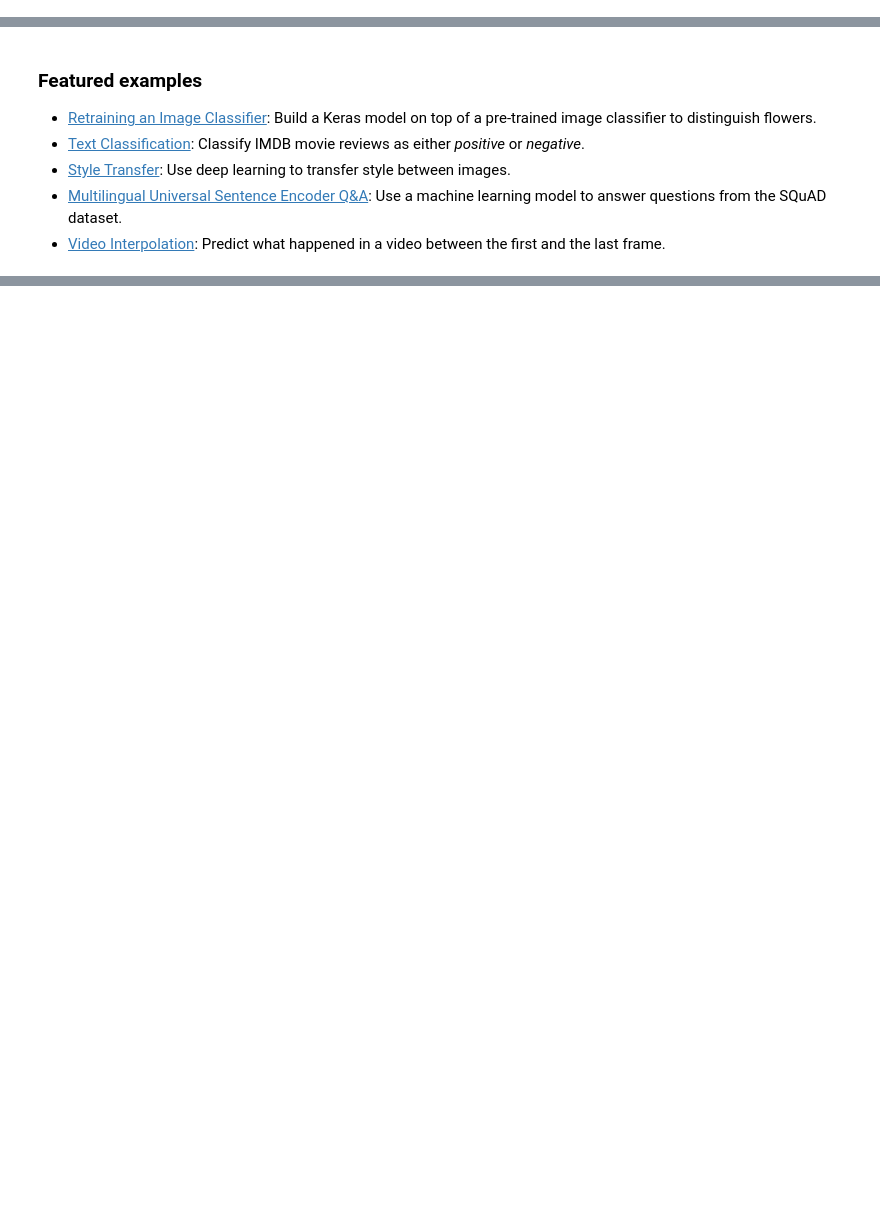
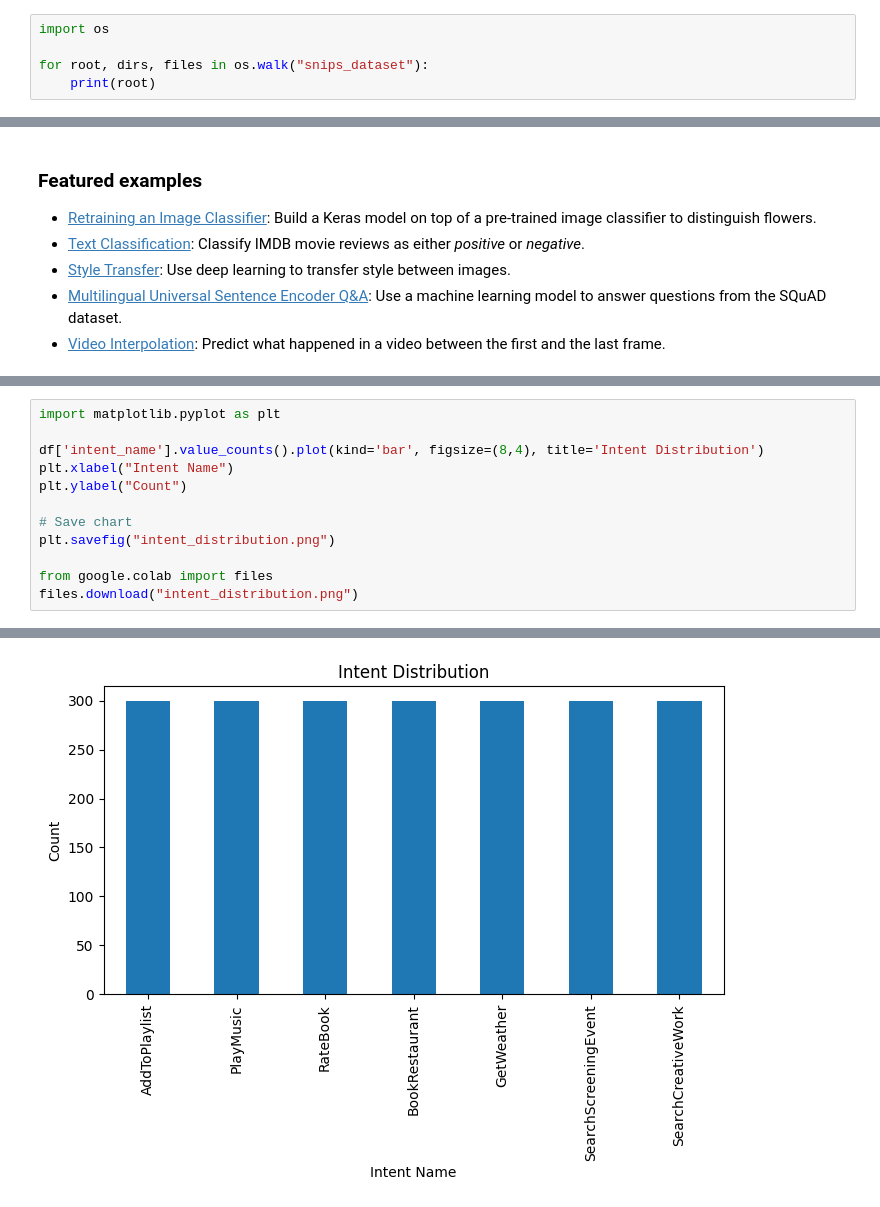
Before and after one commit to KashapoguSravani/Blood-Donation, a Jupyter notebook: Copy_of_Welcome_To_Colab.ipynb, the cells around one changed output, grey strips where cells are left out. Drawn from its saved outputs; the diff is of its cells as text; blank space fills up the shorter version.

```diff
--- a/Copy_of_Welcome_To_Colab.ipynb
+++ b/Copy_of_Welcome_To_Colab.ipynb
@@ -179,0 +219,5 @@ These are a few of the notebooks related to Machine Learning, including Google's
+# %%
+import os
+
+for root, dirs, files in os.walk("snips_dataset"):
+    print(root)
@@ -372,0 +733,13 @@ Please zip and share the files in the eda_outputs folder if you want me to inter
+# %%
+import matplotlib.pyplot as plt
+
+df['intent_name'].value_counts().plot(kind='bar', figsize=(8,4), title='Intent Distribution')
+plt.xlabel("Intent Name")
+plt.ylabel("Count")
+
+# Save chart
+plt.savefig("intent_distribution.png")
+
+from google.colab import files
+files.download("intent_distribution.png")
+# %% [output]
@@ -372,0 +748 @@ Please zip and share the files in the eda_outputs folder if you want me to inter
+[figure, added]
```
Also changed, not shown: parts of 41 cells of this notebook.
